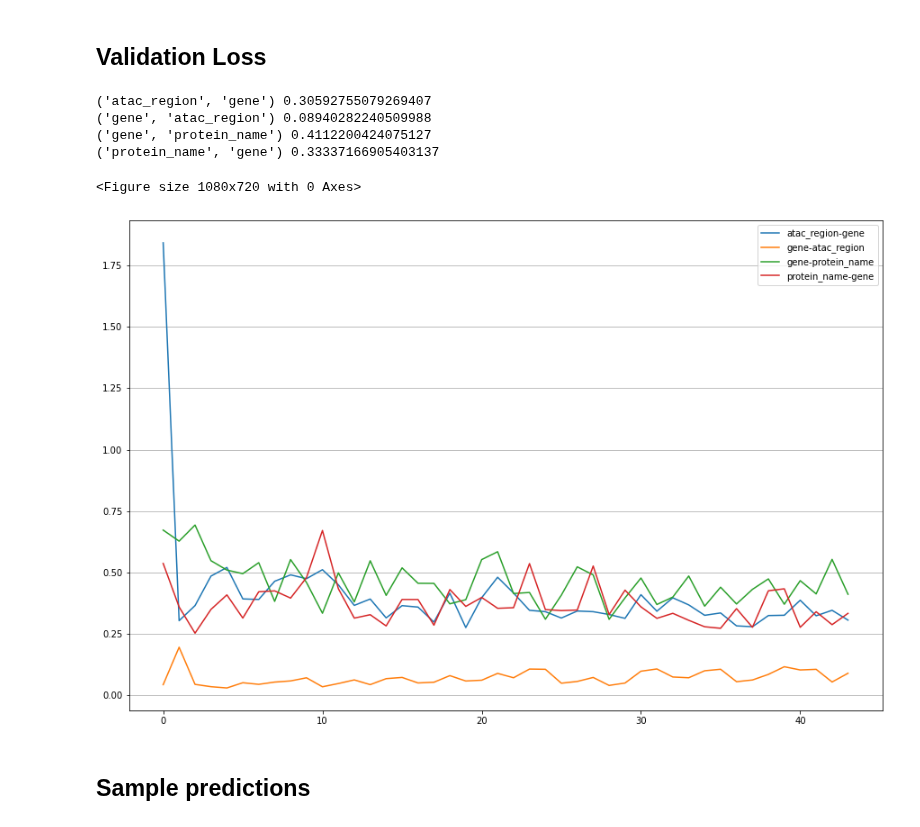
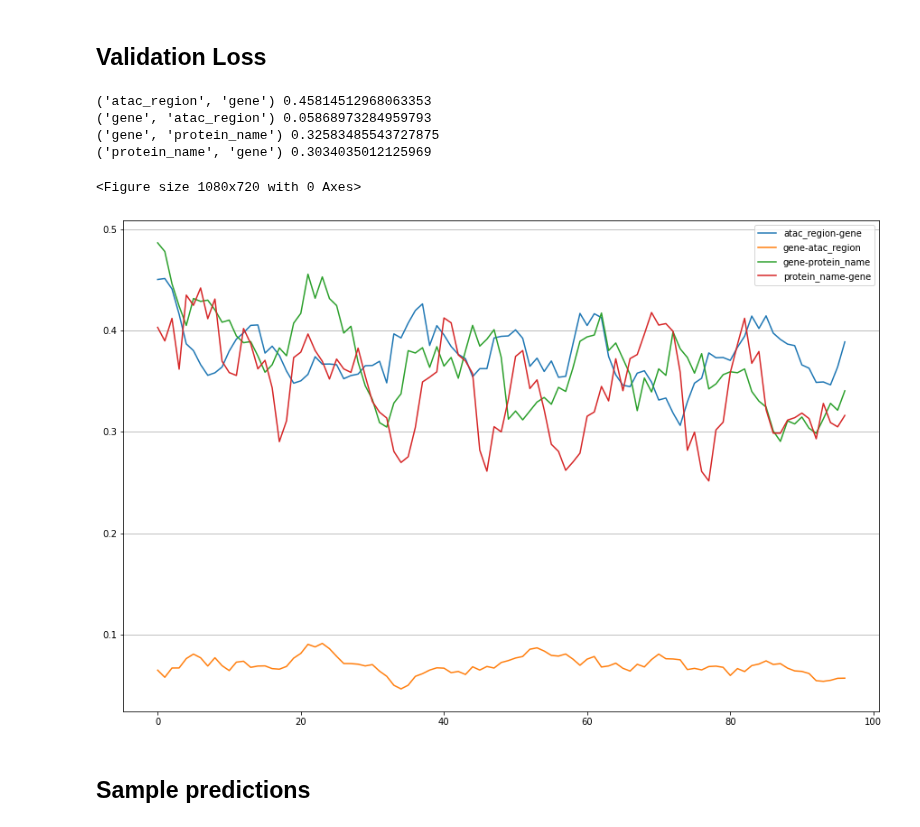
Before and after one commit to bglazer/opisca, a Jupyter notebook: training_logs.ipynb, the cells around one changed output. Cells and saved outputs as stored; diff of their text form; code cells hidden in the pictures.

```diff
--- a/training_logs.ipynb
+++ b/training_logs.ipynb
@@ -65,6 +65,7 @@ for key in base_keys:
 # %%
 keys += [
     'Outer step',
+    'Batch'
 ]
 # %%
 readers = {}
@@ -73,11 +74,9 @@ matches = {}
 #### Timestamp of run
 # %%
 timestamps = [
-    '20211102-1131',
     '20211102-1454',
-    '20211102-1455',
-    '20211102-1456',
     '20211103-0958',
+    '20211103-1533',
 ]
 files = [f'logs/train_earl_{tmstp}.log' for tmstp in timestamps]
 # %%
@@ -85,3 +84,12 @@ for file in files:
     if file not in readers:
         readers[file] = LogReader(file, keys)
         matches = readers[file].grab()
+# %%
+for tmstp in timestamps:
+    file = f'logs/train_earl_{tmstp}.log'
+    matches = readers[file].grab()
+    print(tmstp)
+    for task in tasks:
+        validation_losses = matches[f'validation prediction loss {task}']
+        print(task, ' '.join([f'{loss:.3f}' for loss in validation_losses[-5:]]))
+    print('----')
@@ -88,7 +115,7 @@ for file in files:
 # %% [markdown]
 ## Select File
 # %%
-idx = 4
+idx = 0
 # %% [markdown]
 ## Get matching log lines
 # %%
@@ -162,21 +195,21 @@ _=ax.legend()
 # %%
 plt.figure(figsize=(15,10))
 fig,ax = plt.subplots(figsize=(15,10))
 plt.grid(axis='y')
 
 for task in tasks:
     validation_loss = matches[f'validation prediction loss {task}']
-    _=ax.plot(moving_average(validation_loss,1), label=f'{task[0]}-{task[1]}')
+    _=ax.plot(moving_average(validation_loss,5), label=f'{task[0]}-{task[1]}')
 #     _=ax.plot(validation_loss, label=f'{task[0]}-{task[1]}')
     print(task, validation_loss[-1])
 _=ax.legend()
 # %% [output]
-('atac_region', 'gene') 0.30592755079269407
-('gene', 'atac_region') 0.08940282240509988
-('gene', 'protein_name') 0.4112200424075127
-('protein_name', 'gene') 0.33337166905403137
+('atac_region', 'gene') 0.45814512968063353
+('gene', 'atac_region') 0.05868973284959793
+('gene', 'protein_name') 0.32583485543727875
+('protein_name', 'gene') 0.3034035012125969
 <Figure size 1080x720 with 0 Axes>
-[figure, old version]
+[figure, new version]
 # %% [markdown]
 ## Sample predictions
 # %%
```
Also changed, not shown: parts of 6 cells of this notebook.
